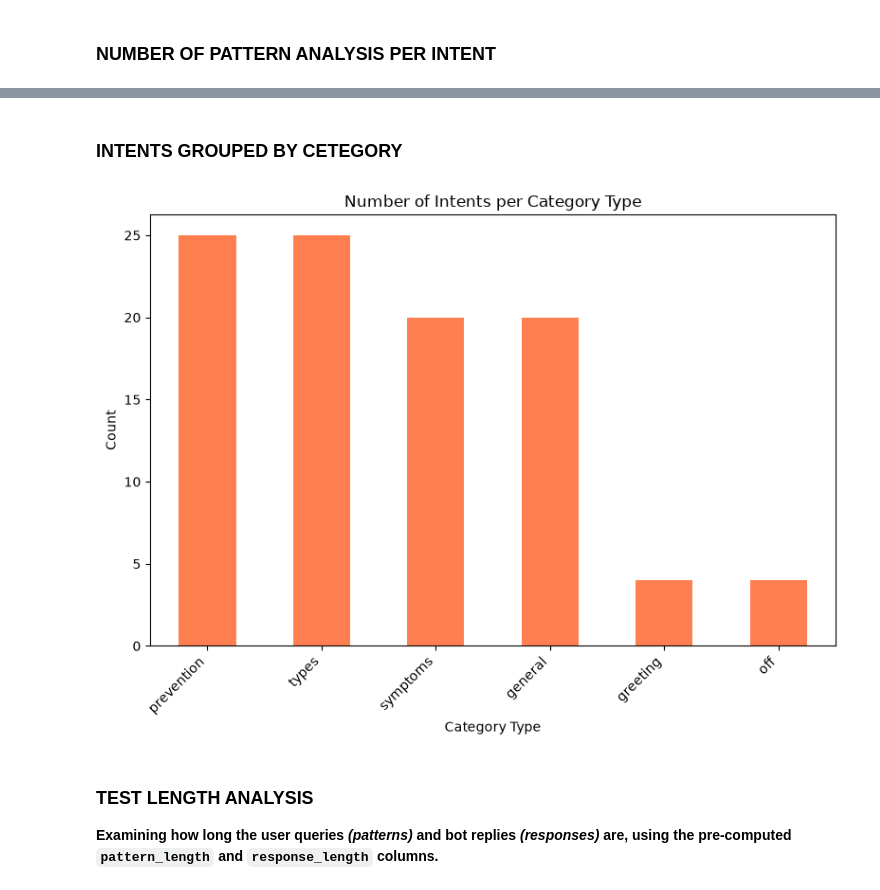
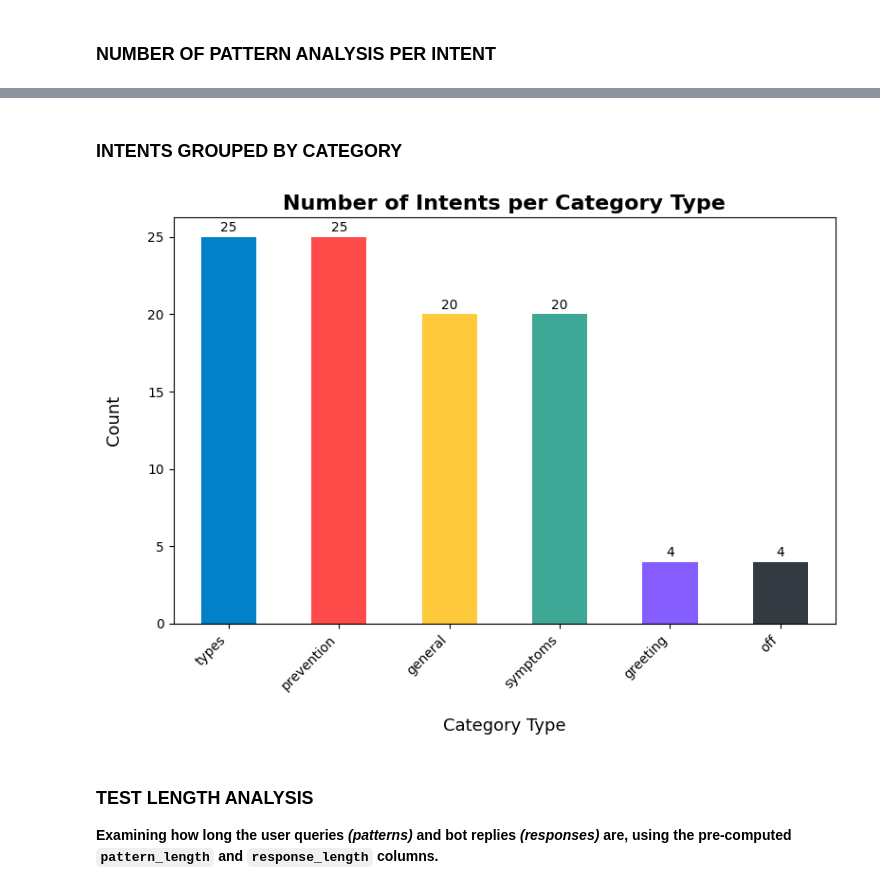
Before and after one commit to Yuvaraj-Dey-2006/SymptoSense-AI, a Jupyter notebook: EDA/EDA.ipynb, the cells around one changed output, grey strips where cells are left out. Saved outputs shown, nothing was run; the diff lists cells and outputs as text; code cells hidden in the pictures.

```diff
--- a/EDA/EDA.ipynb
+++ b/EDA/EDA.ipynb
@@ -178,21 +146,25 @@ Number of intents: 22
 # %% [markdown]
-###  **INTENTS GROUPED BY CETEGORY**
+###  **INTENTS GROUPED BY CATEGORY**
 # %%
 df['intent_type'] = df['tag'].apply(lambda x: x.split('_')[-1])
 type_counts = df['intent_type'].value_counts()
 
 plt.figure(figsize=(8, 6))
-type_counts.plot(kind='bar', color='coral')
-plt.title('Number of Intents per Category Type')
-plt.xlabel('Category Type')
-plt.ylabel('Count')
+
+colors =['#0081C9', '#FF4A4A', '#FFC93C', '#3FA796', '#865DFF', '#333A42']
+ax = type_counts.plot(kind='bar', color=colors)
+ax.bar_label(ax.containers[0], padding=2)
+
+plt.title('Number of Intents per Category Type', fontsize=16, fontweight='bold')
+plt.xlabel('\nCategory Type', fontsize=13)
+plt.ylabel('Count\n', fontsize=13)
 plt.xticks(rotation=45, ha='right')
 
-save_plot('intents_per_category_type.png')
+save_plot("NUMBER OF INTENTS PER CATEGORY TYPE")
 plt.show()
 plt.close()
 # %% [output]
-[figure, old version]
+[figure, new version]
 # %% [markdown]
 ###  **TEST LENGTH ANALYSIS**
 **Examining how long the user queries *(patterns)* and bot replies *(responses)* are, using the pre-computed `pattern_length` and `response_length` columns.**
```
Also changed, not shown: parts of 7 cells of this notebook, 5 other files.
